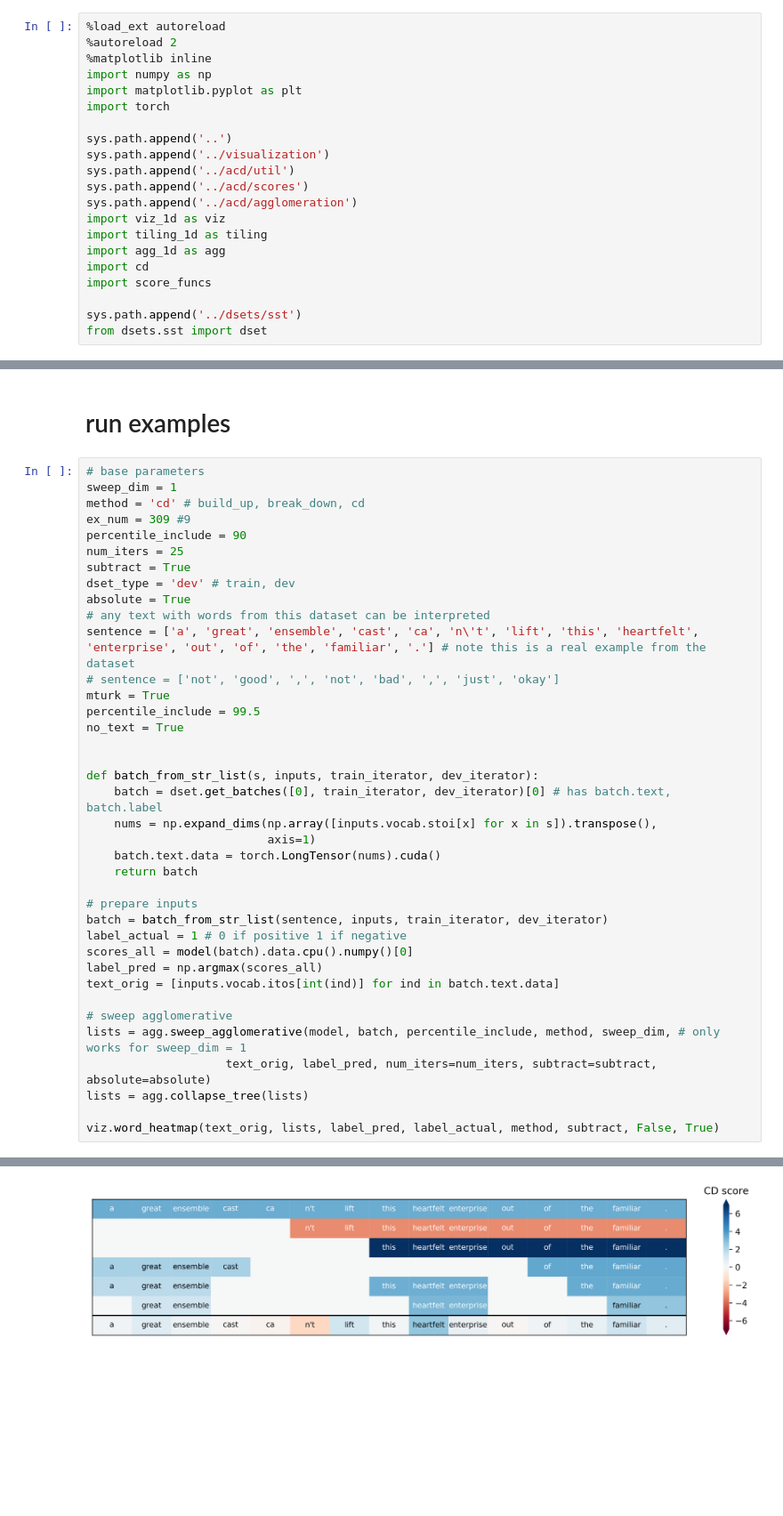
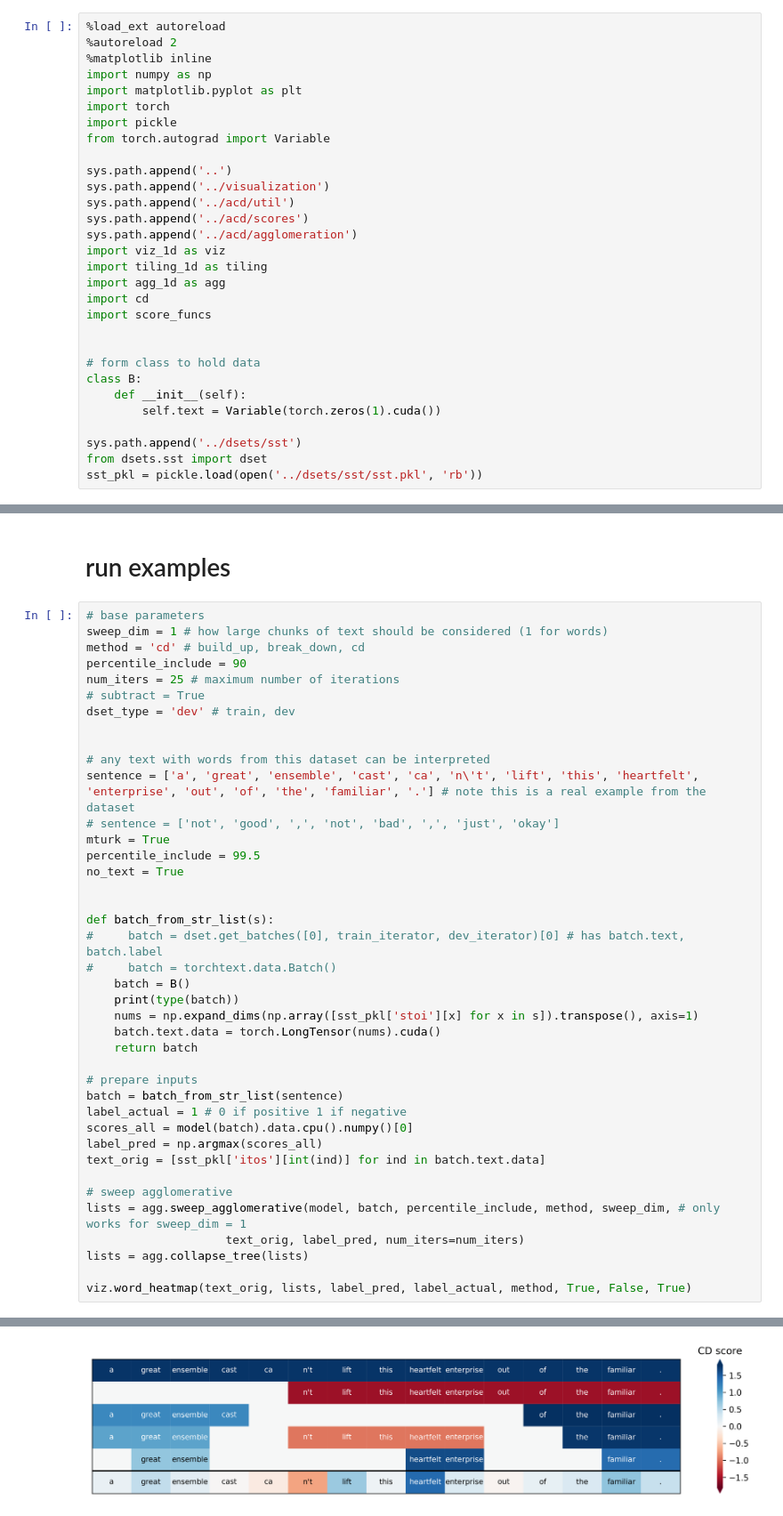
Before and after one commit to csinva/hierarchical-dnn-interpretations, a Jupyter notebook: reproduce_figs/fig2.ipynb, the cells around one changed output, grey strips where cells are left out. Shown: that part at 89% size. Drawn from its saved outputs; the diff is of its cells as text; blank space fills up the shorter version.

```diff
--- a/reproduce_figs/fig2.ipynb
+++ b/reproduce_figs/fig2.ipynb
@@ -5,6 +5,8 @@
 import numpy as np
 import matplotlib.pyplot as plt
 import torch
+import pickle
+from torch.autograd import Variable
 
 sys.path.append('..')
 sys.path.append('../visualization')
@@ -17,5 +19,12 @@ import agg_1d as agg
 import cd
 import score_funcs
 
+
+# form class to hold data
+class B:
+    def __init__(self):
+        self.text = Variable(torch.zeros(1).cuda())
+
 sys.path.append('../dsets/sst')
 from dsets.sst import dset
+sst_pkl = pickle.load(open('../dsets/sst/sst.pkl', 'rb'))
@@ -34,14 +40,14 @@ loaded onto gpu...
 # run examples
 # %%
 # base parameters
-sweep_dim = 1
+sweep_dim = 1 # how large chunks of text should be considered (1 for words)
 method = 'cd' # build_up, break_down, cd
-ex_num = 309 #9
 percentile_include = 90
-num_iters = 25
-subtract = True
+num_iters = 25 # maximum number of iterations
+# subtract = True
 dset_type = 'dev' # train, dev
-absolute = True
+
+
 # any text with words from this dataset can be interpreted
 sentence = ['a', 'great', 'ensemble', 'cast', 'ca', 'n\'t', 'lift', 'this', 'heartfelt', 'enterprise', 'out', 'of', 'the', 'familiar', '.'] # note this is a real example from the dataset
 # sentence = ['not', 'good', ',', 'not', 'bad', ',', 'just', 'okay']
@@ -50,24 +56,26 @@ percentile_include = 99.5
 no_text = True
 
 
-def batch_from_str_list(s, inputs, train_iterator, dev_iterator):
-    batch = dset.get_batches([0], train_iterator, dev_iterator)[0] # has batch.text, batch.label
-    nums = np.expand_dims(np.array([inputs.vocab.stoi[x] for x in s]).transpose(),
-                          axis=1)
+def batch_from_str_list(s):
+#     batch = dset.get_batches([0], train_iterator, dev_iterator)[0] # has batch.text, batch.label
+#     batch = torchtext.data.Batch()
+    batch = B()
+    print(type(batch))
+    nums = np.expand_dims(np.array([sst_pkl['stoi'][x] for x in s]).transpose(), axis=1)
     batch.text.data = torch.LongTensor(nums).cuda()
     return batch
 
 # prepare inputs
-batch = batch_from_str_list(sentence, inputs, train_iterator, dev_iterator)
+batch = batch_from_str_list(sentence)
 label_actual = 1 # 0 if positive 1 if negative
 scores_all = model(batch).data.cpu().numpy()[0]
 label_pred = np.argmax(scores_all)
-text_orig = [inputs.vocab.itos[int(ind)] for ind in batch.text.data]
+text_orig = [sst_pkl['itos'][int(ind)] for ind in batch.text.data]
 
 # sweep agglomerative
 lists = agg.sweep_agglomerative(model, batch, percentile_include, method, sweep_dim, # only works for sweep_dim = 1
-                    text_orig, label_pred, num_iters=num_iters, subtract=subtract, absolute=absolute)
+                    text_orig, label_pred, num_iters=num_iters)
 lists = agg.collapse_tree(lists)
 
-viz.word_heatmap(text_orig, lists, label_pred, label_actual, method, subtract, False, True)
+viz.word_heatmap(text_orig, lists, label_pred, label_actual, method, True, False, True)
 # %% [output]
@@ -76 +83 @@ found them all
-[figure, old version]
+[figure, new version]
```
Also changed, not shown: parts of 3 cells of this notebook, 5 other files.
